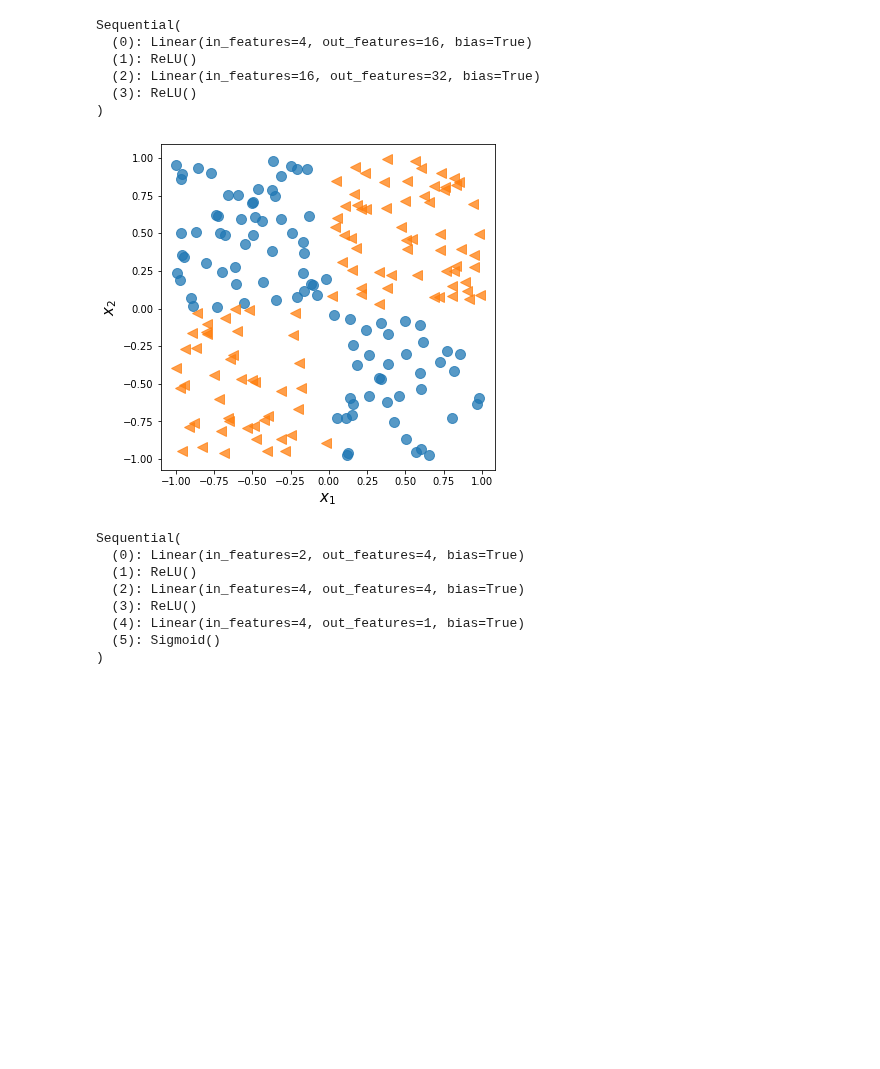
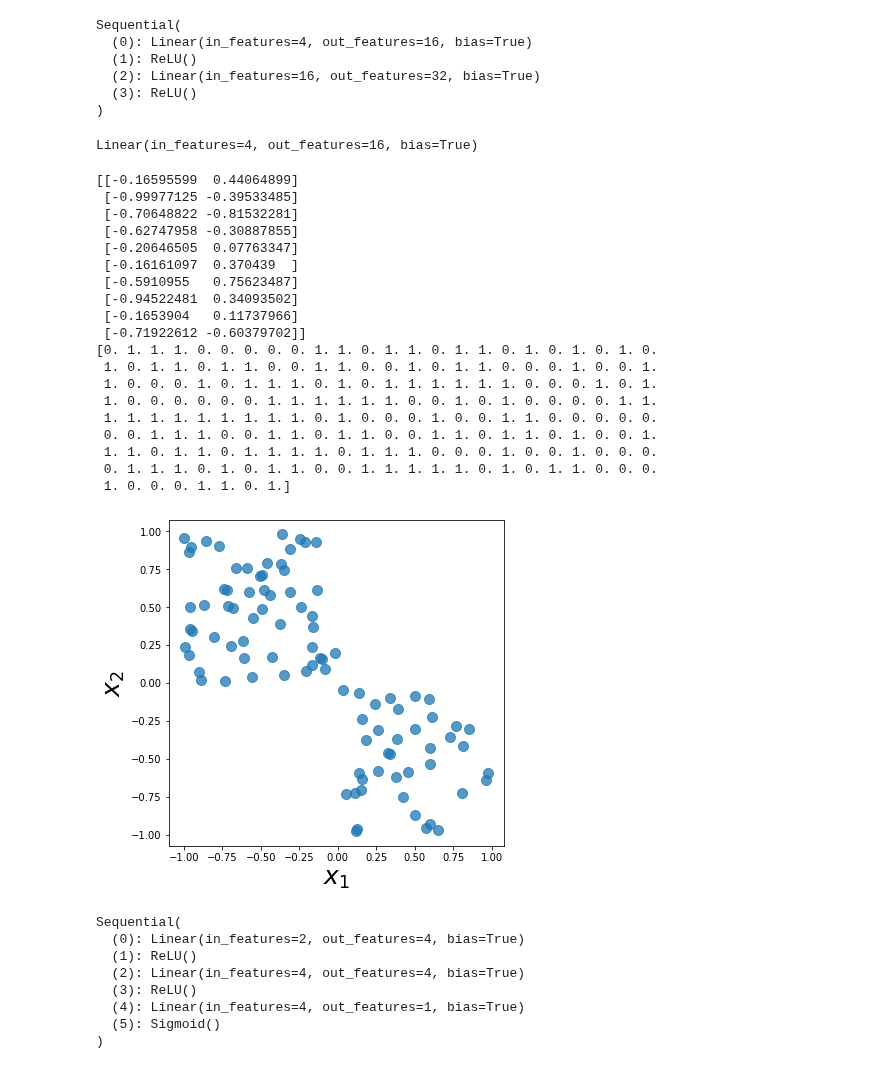
Before and after one commit to robb666/nn, a Jupyter notebook: Machine Learning With PyTorch and Scikit-Learn/Chapter 13 Going Deeper – The Mechanics of PyTorch.ipynb, the cells around one changed output. Saved outputs shown, nothing was run; the diff lists cells and outputs as text; code cells hidden in the pictures; blank space fills up the shorter version.

```diff
--- a/Machine Learning With PyTorch and Scikit-Learn/Chapter 13 Going Deeper – The Mechanics of PyTorch.ipynb
+++ b/Machine Learning With PyTorch and Scikit-Learn/Chapter 13 Going Deeper – The Mechanics of PyTorch.ipynb
@@ -81,6 +81,12 @@ Sequential(
   (2): Linear(in_features=16, out_features=32, bias=True)
   (3): ReLU()
 )
+# %%
+import numpy as np
+
+model[0]
+# %% [output]
+Linear(in_features=4, out_features=16, bias=True)
 # %%
 l = nn.init.xavier_uniform_(model[0].weight)
 l1_weight = 0.01
@@ -91,22 +97,40 @@ optimizer = torch.optim.SGD(model.parameters(), lr=0.001)
 # %%
 import matplotlib.pyplot as plt
 import numpy as np
 
 torch.manual_seed(1)
 np.random.seed(1)
 x = np.random.uniform(low=-1, high=1, size=(200, 2))
 y = np.ones(len(x))
 y[x[:, 0] * x[:, 1] < 0] = 0
+print(x[:10])
+print(y)
+
 n_train = 100
-x_train = torch.tensor(x[:n_train, :], dtype=torch.float32)
-y_train = torch.tensor(y[:n_train], dtype=torch.float32)
-x_valid = torch.tensor(x[n_train:, :], dtype=torch.float32)
-y_valid = torch.tensor(y[n_train:], dtype=torch.float32)
 fig = plt.figure(figsize=(6, 6))
 plt.plot(x[y==0, 0], x[y==0, 1], 'o', alpha=0.75, markersize=10)
-plt.plot(x[y==1, 0], x[y==1, 1], '<', alpha=0.75, markersize=10)
-plt.xlabel(r'$x_1$', size=15)
-plt.ylabel(r'$x_2$', size=15)
+# plt.plot(x[y==1, 0], x[y==1, 1], '<', alpha=0.75, markersize=10)
+plt.xlabel(r'$x_1$', size=25)
+plt.ylabel(r'$x_2$', size=25)
 plt.show()
 # %% [output]
+[[-0.16595599  0.44064899]
+ [-0.99977125 -0.39533485]
+ [-0.70648822 -0.81532281]
+ [-0.62747958 -0.30887855]
+ [-0.20646505  0.07763347]
+ [-0.16161097  0.370439  ]
+ [-0.5910955   0.75623487]
+ [-0.94522481  0.34093502]
+ [-0.1653904   0.11737966]
+ [-0.71922612 -0.60379702]]
+[0. 1. 1. 1. 0. 0. 0. 0. 0. 1. 1. 0. 1. 1. 0. 1. 1. 0. 1. 0. 1. 0. 1. 0.
+ 1. 0. 1. 1. 0. 1. 1. 0. 0. 1. 1. 0. 0. 1. 0. 1. 1. 0. 0. 0. 1. 0. 0. 1.
+ 1. 0. 0. 0. 1. 0. 1. 1. 1. 0. 1. 0. 1. 1. 1. 1. 1. 1. 0. 0. 0. 1. 0. 1.
+ 1. 0. 0. 0. 0. 0. 0. 1. 1. 1. 1. 1. 1. 0. 0. 1. 0. 1. 0. 0. 0. 0. 1. 1.
+ 1. 1. 1. 1. 1. 1. 1. 1. 1. 0. 1. 0. 0. 0. 1. 0. 0. 1. 1. 0. 0. 0. 0. 0.
+ 0. 0. 1. 1. 1. 0. 0. 1. 1. 0. 1. 1. 0. 0. 1. 1. 0. 1. 1. 0. 1. 0. 0. 1.
+ 1. 1. 0. 1. 1. 0. 1. 1. 1. 1. 0. 1. 1. 1. 0. 0. 0. 1. 0. 0. 1. 0. 0. 0.
+ 0. 1. 1. 1. 0. 1. 0. 1. 1. 0. 0. 1. 1. 1. 1. 1. 0. 1. 0. 1. 1. 0. 0. 0.
+ 1. 0. 0. 0. 1. 1. 0. 1.]
-[figure, old version]
+[figure, new version]
```
Also changed, not shown: parts of 7 cells of this notebook.
